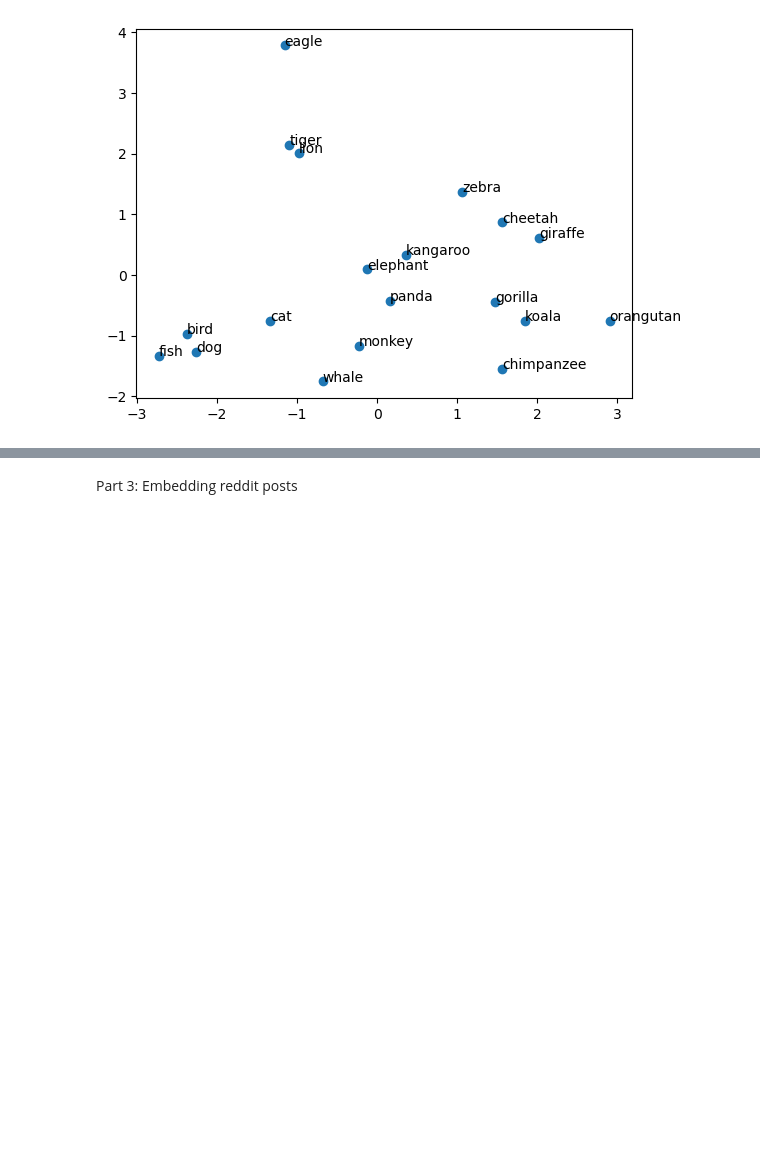
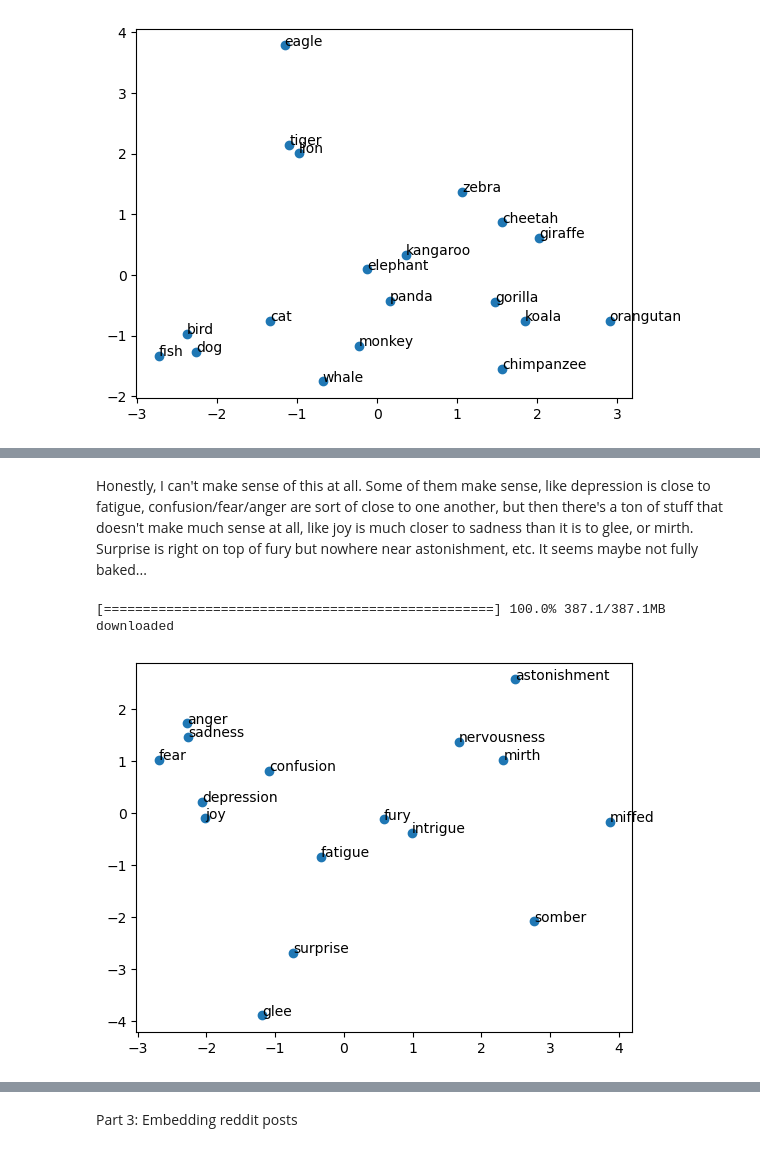
Before and after one commit to Ben-Vogt/project3-embeddings, a Jupyter notebook: project-3.ipynb, the cells around one changed output, grey strips where cells are left out. Saved outputs shown, nothing was run; the diff lists cells and outputs as text; code cells hidden in the pictures; blank space fills up the shorter version.

```diff
--- a/project-3.ipynb
+++ b/project-3.ipynb
@@ -174,4 +176,26 @@ plt.show()
+# %% [markdown]
+Honestly, I can't make sense of this at all. Some of them make sense, like depression is close to fatigue, confusion/fear/anger are sort of close to one another, but then there's a ton of stuff that doesn't make much sense at all, like joy is much closer to sadness than it is to glee, or mirth. Surprise is right on top of fury but nowhere near astonishment, etc. It seems maybe not fully baked...
 # %%
 # repeat the process with a different pre-trained model and the same set of words.
 # What has changed in the embedding space? What might this have to do with the training data?
 twitter_model= gensim.downloader.load("glove-twitter-100")
+
+words=["joy", "sadness", "anger", "glee", "mirth", "depression", "somber", "fury", "miffed", "confusion", "fatigue", "astonishment", "surprise", "intrigue", "nervousness", "fear" ]
+
+X=[twitter_model[word] for word in words]
+
+#identify clusters of words in the word embeddings at high dimensions
+
+pca=PCA(n_components=2)
+
+X_pca=pca.fit_transform(X)
+
+plt.scatter(X_pca[:,0],X_pca[:,1])
+
+for i, word in enumerate(words):
+    plt.annotate(word, (X_pca[i,0],X_pca[i,1]))
+
+plt.show()
+# %% [output]
+[==================================================] 100.0% 387.1/387.1MB downloaded
+[figure, added]
```
Also changed, not shown: parts of 25 cells of this notebook.
